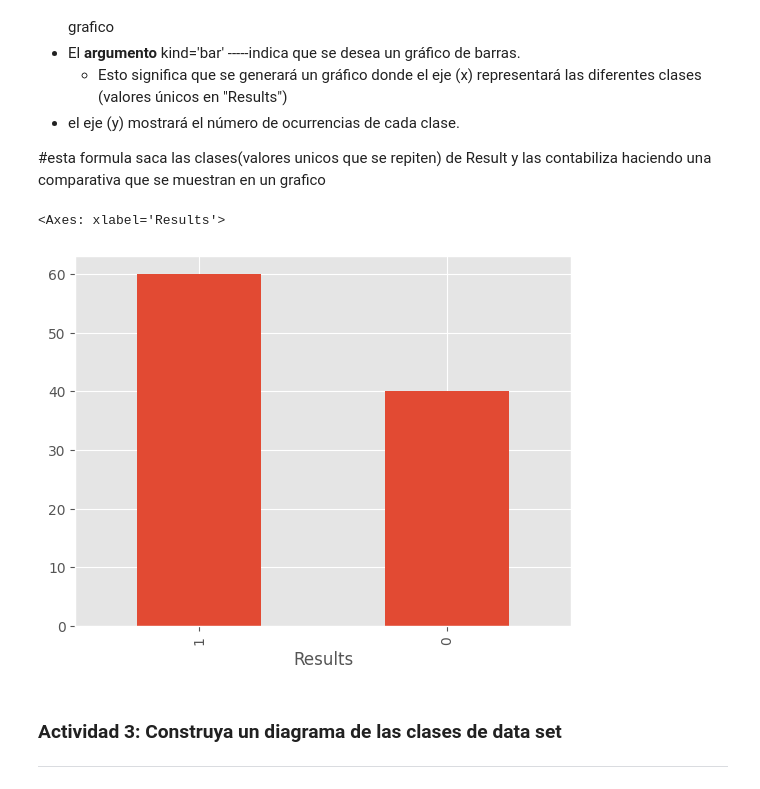
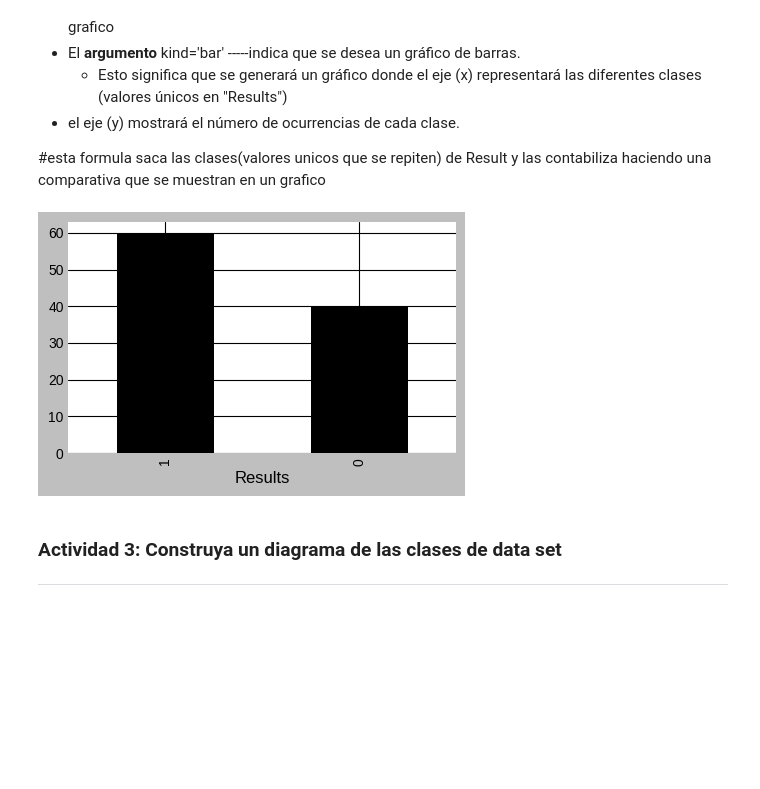
Before and after one commit to Liam-Nova/BIT_IA_Bootcamp, a Jupyter notebook: S4_C1_LAB_Logistic_Regression_Part_1_temp.ipynb, the cells around one changed output. Cells and saved outputs as stored; diff of their text form; code cells hidden in the pictures; blank space fills up the shorter version.

```diff
--- a/S4_C1_LAB_Logistic_Regression_Part_1_temp.ipynb
+++ b/S4_C1_LAB_Logistic_Regression_Part_1_temp.ipynb
@@ -133,7 +133,7 @@ df.describe()
 | max | 99.827858 | 98.869436 | 1.000000 |
 # %%
 plt.figure(figsize=(5,3,))
-plt.style.use('dark_background')
+
 sns.boxplot(x=df['Test_1'])
 plt.subplot(1, 2, 1)
 sns.boxplot(x=df['Test_1'])
@@ -168,6 +168,8 @@ df.head(10)
 * tambien hay que aclarar que los valores de result varian en 0 y 1 , lo que significa que son enteros qusirven para la comparativa tipo "booleano"
 # %%
 plt.figure(figsize=(5,3))
+plt.style.use('seaborn-v0_8-darkgrid')
+
 df['Test_1'].hist()
 plt.title('Distribucion de Test_1')
 plt.xlabel('Test_1')
@@ -180,6 +182,7 @@ plt.show()
 * la cantidad de veces que se repite una calificacion estan en el eje(y)
 # %%
 plt.figure(figsize=(5,3))
+plt.style.use('seaborn-v0_8-pastel')
 df['Test_2'].hist()
 plt.title('Distribucion de Test_2')
 plt.xlabel('Test_2')
@@ -248,9 +251,9 @@ class_counts.plot(kind='bar')**
 # %%
 class_counts = df['Results'].value_counts()
 class_counts.plot(kind='bar')
+plt.style.use('grayscale')
 # %% [output]
-<Axes: xlabel='Results'>
-[figure, old version]
+[figure, new version]
 # %% [markdown]
 ### **Actividad 3: Construya un diagrama de las clases de data set**
 ---
```
Also changed, not shown: parts of 4 cells of this notebook.
